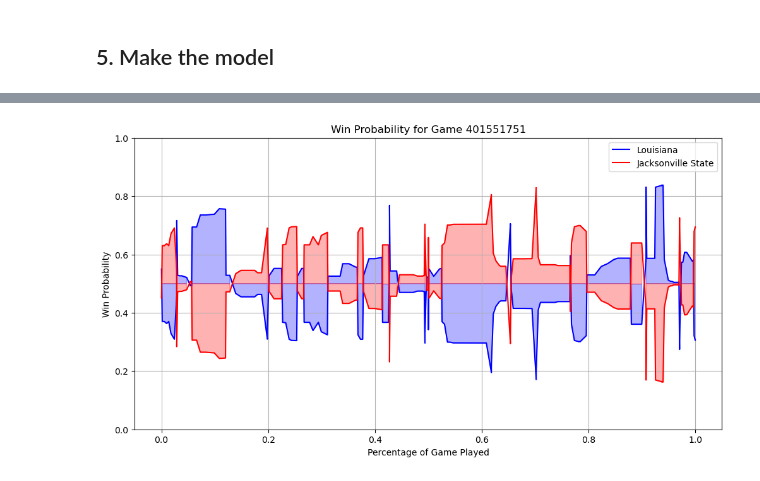
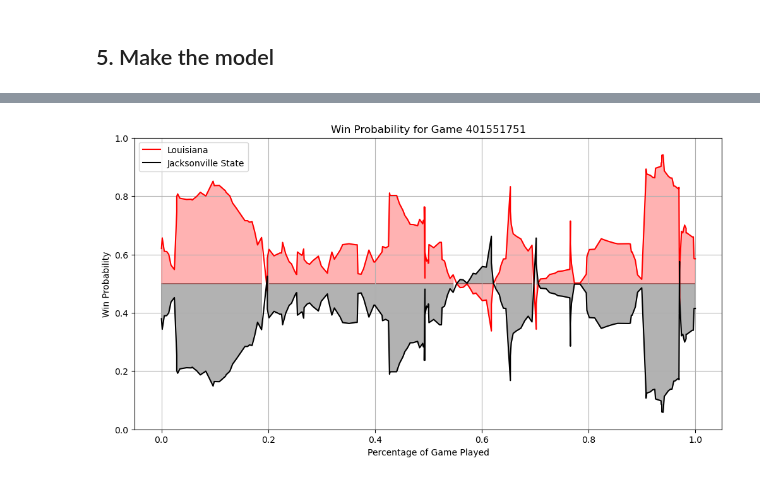
Before and after one commit to lneuendorf/4th-down-models, a Jupyter notebook: notebooks/win_probability.ipynb, the cells around one changed output, grey strips where cells are left out. Drawn from its saved outputs; the diff is of its cells as text; code cells hidden in the pictures.

Commit message:
completed fg and win probability models

```diff
--- a/notebooks/win_probability.ipynb
+++ b/notebooks/win_probability.ipynb
@@ -567,23 +641,22 @@ plot_wp(df)
 # %%
-def plot_calibration(df, wp_col, actual_col, bins=100):
-    df['wp_bin'] = pd.cut(df[wp_col], bins=np.linspace(0, 1, bins + 1), labels=False, include_lowest=True)
-    calibration = df.groupby('wp_bin').agg(
-        predicted_wp=('wp', 'mean'),
-        actual_wp=(actual_col, 'mean'),
-        count=('wp', 'size')
+calibration = pd.DataFrame()
+def plot_calibration(df, proba_col, actual_col, bins=100, scale=0.2):
+    global calibration
+    df['proba_bin'] = pd.cut(df[proba_col], bins=np.linspace(0, 1, bins + 1), labels=False, include_lowest=True)
+    calibration = df.groupby('proba_bin').agg(
+        predicted_proba=(proba_col, 'mean'),
+        actual_proba=(actual_col, 'mean'),
+        count=(proba_col, 'size')
     ).reset_index()
 
     plt.figure(figsize=(8, 6))
-    plt.plot(calibration['predicted_wp'], calibration['actual_wp'], label='Calibration Curve', marker='o')
+    plt.plot(calibration['predicted_proba'], calibration['actual_proba'], label='Calibration Curve', marker='o')
     plt.plot([0, 1], [0, 1], linestyle='--', color='gray', label='Perfect Calibration')
-    plt.xlabel('Predicted Win Probability')
-    plt.ylabel('Observed Win Rate')
-    plt.title('Win Probability Calibration Plot')
-    plt.legend()
+    plt.xlabel('Predicted Probability')
+    plt.ylabel('Observed Rate')
+    plt.title('Probability Calibration Plot')
     plt.grid()
     plt.show()
 
-# Example usage
-df['actual_win'] = (df['score_diff_final'] > 0).astype(int)  # 1 if the team won, 0 otherwise
-plot_calibration(df, wp_col='wp', actual_col='actual_win', bins=20)
+plot_calibration(df, proba_col='win_proba_50', actual_col='won', bins=20)
 # %% [output]
@@ -623,32 +696,32 @@ Name: count, dtype: int64
 # %%
 def plot_wp_game(df, game_id):
-    cols = ['game_id', 'drive_id', 'play_id', 'pct_game_played', 'offense', 'wp', 'score_diff']
+    cols = ['game_id', 'drive_id', 'play_id', 'pct_game_played', 'offense', 'win_proba_50', 'score_diff']
     game = (
         df.query('game_id == @game_id')
         .sort_values(['pct_game_played','play_id'], ascending=[True, True])
         [cols]
     )
     teams = game.offense.unique()
     t1, t2 = game.copy(), game.copy()
-    t1['wp'] = np.where(t1['offense'] == teams[0], t1['wp'], 1 - t1['wp'])
-    t2['wp'] = np.where(t2['offense'] == teams[1], t2['wp'], 1 - t2['wp'])
+    t1['win_proba_50'] = np.where(t1['offense'] == teams[0], t1['win_proba_50'], 1 - t1['win_proba_50'])
+    t2['win_proba_50'] = np.where(t2['offense'] == teams[1], t2['win_proba_50'], 1 - t2['win_proba_50'])
 
     plt.figure(figsize=(12, 6))
-    plt.plot(t1['pct_game_played'], t1['wp'], label=teams[0], color='blue')
-    plt.fill_between(t1['pct_game_played'], t1['wp'], 0.5, where=(t1['wp'] >= 0.5), color='blue', alpha=0.3)
-    plt.fill_between(t1['pct_game_played'], t1['wp'], 0.5, where=(t1['wp'] < 0.5), color='blue', alpha=0.3)
+    plt.plot(t1['pct_game_played'], t1['win_proba_50'], label=teams[0], color='red')
+    plt.fill_between(t1['pct_game_played'], t1['win_proba_50'], 0.5, where=(t1['win_proba_50'] >= 0.5), color='red', alpha=0.3)
+    plt.fill_between(t1['pct_game_played'], t1['win_proba_50'], 0.5, where=(t1['win_proba_50'] < 0.5), color='red', alpha=0.3)
 
-    plt.plot(t2['pct_game_played'], t2['wp'], label=teams[1], color='red')
-    plt.fill_between(t2['pct_game_played'], t2['wp'], 0.5, where=(t2['wp'] >= 0.5), color='red', alpha=0.3)
-    plt.fill_between(t2['pct_game_played'], t2['wp'], 0.5, where=(t2['wp'] < 0.5), color='red', alpha=0.3)
+    plt.plot(t2['pct_game_played'], t2['win_proba_50'], label=teams[1], color='black')
+    plt.fill_between(t2['pct_game_played'], t2['win_proba_50'], 0.5, where=(t2['win_proba_50'] >= 0.5), color='black', alpha=0.3)
+    plt.fill_between(t2['pct_game_played'], t2['win_proba_50'], 0.5, where=(t2['win_proba_50'] < 0.5), color='black', alpha=0.3)
 
     plt.title(f'Win Probability for Game {game_id}')
     plt.xlabel('Percentage of Game Played')
     plt.ylabel('Win Probability')
     plt.ylim(0, 1)
     plt.legend()
     plt.grid()
 
 plot_wp_game(df, 401551751)
 # %% [output]
-[figure, old version]
+[figure, new version]
```
Also changed, not shown: parts of 34 cells of this notebook, 2 other files.
